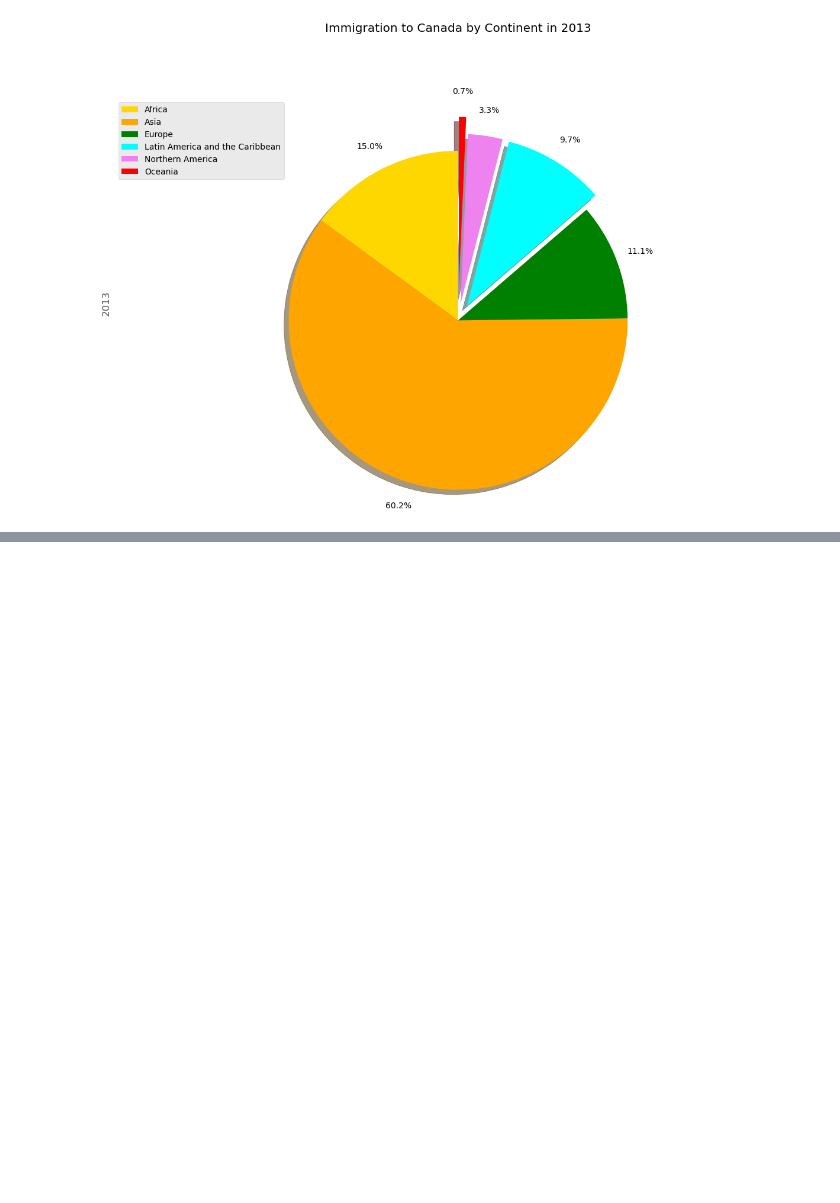
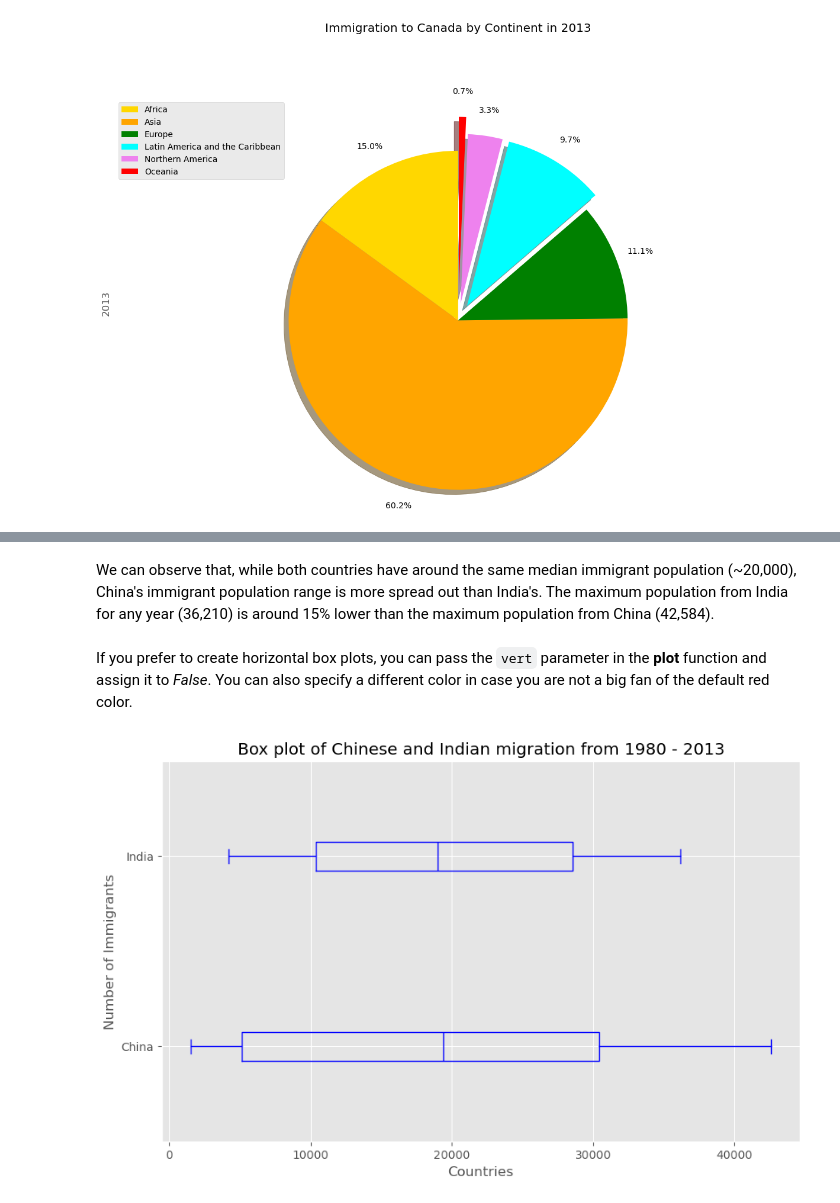
Before and after one commit to DUY2602/IBM-Data-Science, a Jupyter notebook: 8. Data Visualization with Python/Basic & Specialized Visualization tools/pie_chart_box_scatter_bubble_plot.ipynb, the cells around one changed output, grey strips where cells are left out. Saved outputs shown, nothing was run; the diff lists cells and outputs as text; code cells hidden in the pictures; blank space fills up the shorter version.

```diff
--- a/8. Data Visualization with Python/Basic & Specialized Visualization tools/pie_chart_box_scatter_bubble_plot.ipynb
+++ b/8. Data Visualization with Python/Basic & Specialized Visualization tools/pie_chart_box_scatter_bubble_plot.ipynb
@@ -194,0 +295,13 @@ plt.show()
+# %% [markdown]
+We can observe that, while both countries have around the same median immigrant population (\~20,000),  China's immigrant population range is more spread out than India's. The maximum population from India for any year (36,210) is around 15% lower than the maximum population from China (42,584).
+# %% [markdown]
+If you prefer to create horizontal box plots, you can pass the `vert` parameter in the **plot** function and assign it to *False*. You can also specify a different color in case you are not a big fan of the default red color.
+# %%
+df_CI.plot(kind='box', figsize=(10, 6), color='blue', vert=False)
+
+plt.title('Box plot of Chinese and Indian migration from 1980 - 2013')
+plt.ylabel('Number of Immigrants')
+plt.xlabel('Countries')
+plt.show()
+# %% [output]
+[figure, added]
```
Also changed, not shown: parts of 33 cells of this notebook.
